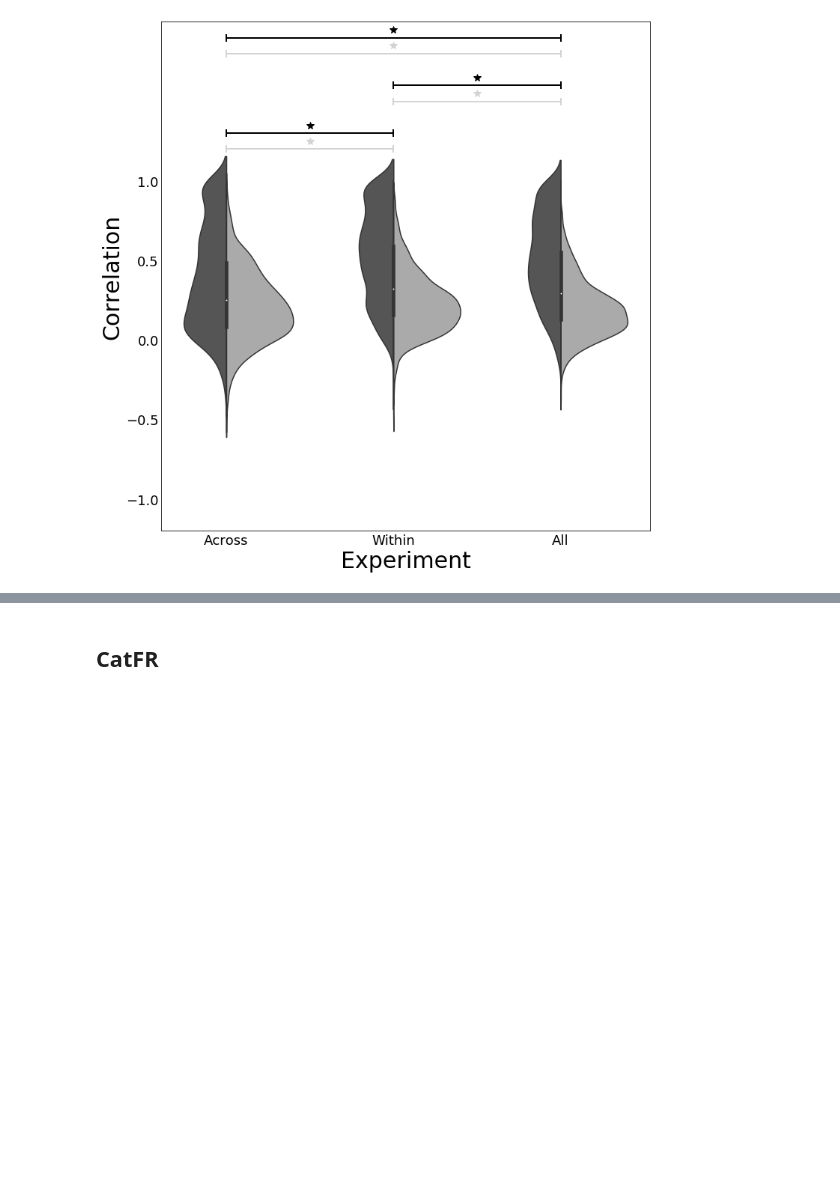
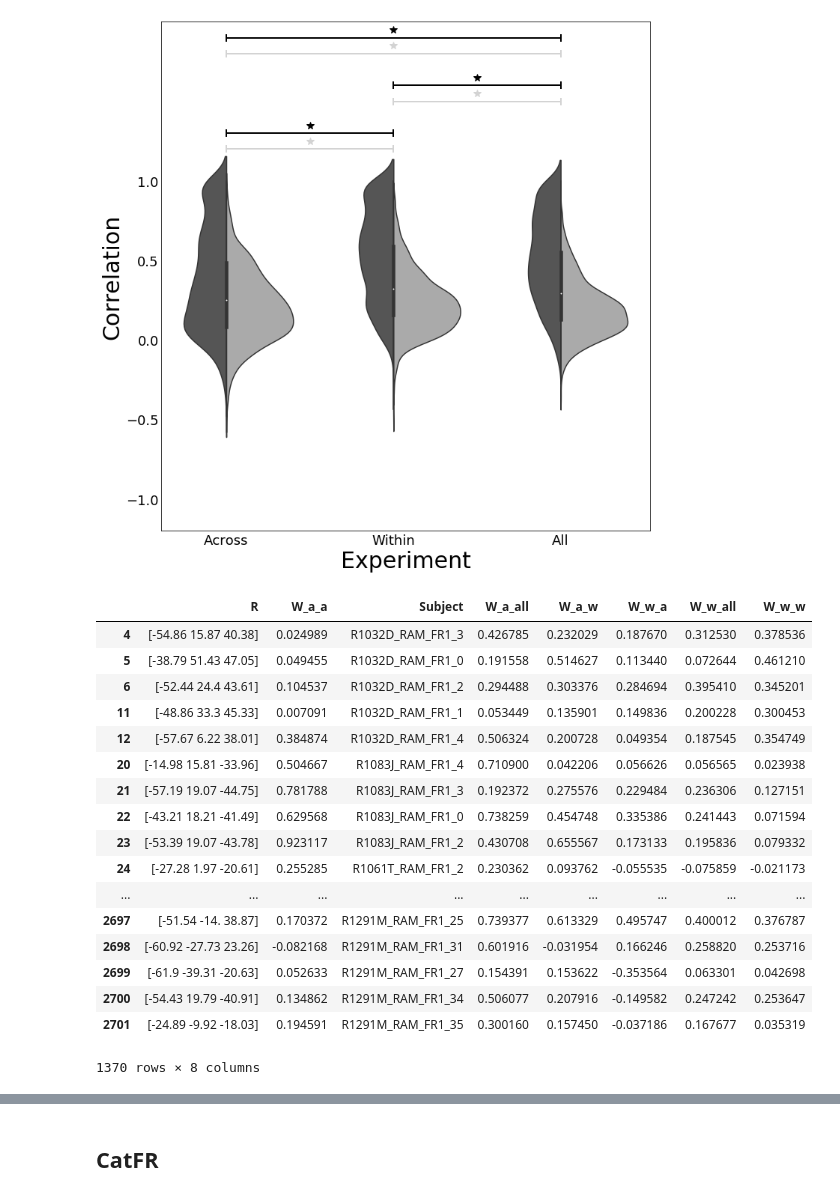
Before and after one commit to ContextLab/supereeg_paper, a Jupyter notebook: paper_figs/code/supplemental.ipynb, the cells around one changed output, grey strips where cells are left out. Drawn from its saved outputs; the diff is of its cells as text; code cells hidden in the pictures; blank space fills up the shorter version.

```diff
--- a/paper_figs/code/supplemental.ipynb
+++ b/paper_figs/code/supplemental.ipynb
@@ -202,3 +278,24 @@ plot.plot_split_violin(long_formFR, legend=False, outfile=outfile)
 6
 7
 [figure]
+# %%
+FR_df
+# %% [output]
+|  | R | W_a_a | Subject | W_a_all | W_a_w | W_w_a | W_w_all | W_w_w |
+| 4 | [-54.86 15.87 40.38] | 0.024989 | R1032D_RAM_FR1_3 | 0.426785 | 0.232029 | 0.187670 | 0.312530 | 0.378536 |
+| 5 | [-38.79 51.43 47.05] | 0.049455 | R1032D_RAM_FR1_0 | 0.191558 | 0.514627 | 0.113440 | 0.072644 | 0.461210 |
+| 6 | [-52.44 24.4 43.61] | 0.104537 | R1032D_RAM_FR1_2 | 0.294488 | 0.303376 | 0.284694 | 0.395410 | 0.345201 |
+| 11 | [-48.86 33.3 45.33] | 0.007091 | R1032D_RAM_FR1_1 | 0.053449 | 0.135901 | 0.149836 | 0.200228 | 0.300453 |
+| 12 | [-57.67 6.22 38.01] | 0.384874 | R1032D_RAM_FR1_4 | 0.506324 | 0.200728 | 0.049354 | 0.187545 | 0.354749 |
+| 20 | [-14.98 15.81 -33.96] | 0.504667 | R1083J_RAM_FR1_4 | 0.710900 | 0.042206 | 0.056626 | 0.056565 | 0.023938 |
+| 21 | [-57.19 19.07 -44.75] | 0.781788 | R1083J_RAM_FR1_3 | 0.192372 | 0.275576 | 0.229484 | 0.236306 | 0.127151 |
+| 22 | [-43.21 18.21 -41.49] | 0.629568 | R1083J_RAM_FR1_0 | 0.738259 | 0.454748 | 0.335386 | 0.241443 | 0.071594 |
+| 23 | [-53.39 19.07 -43.78] | 0.923117 | R1083J_RAM_FR1_2 | 0.430708 | 0.655567 | 0.173133 | 0.195836 | 0.079332 |
+| 24 | [-27.28 1.97 -20.61] | 0.255285 | R1061T_RAM_FR1_2 | 0.230362 | 0.093762 | -0.055535 | -0.075859 | -0.021173 |
+| ... | ... | ... | ... | ... | ... | ... | ... | ... |
+| 2697 | [-51.54 -14. 38.87] | 0.170372 | R1291M_RAM_FR1_25 | 0.739377 | 0.613329 | 0.495747 | 0.400012 | 0.376787 |
+| 2698 | [-60.92 -27.73 23.26] | -0.082168 | R1291M_RAM_FR1_31 | 0.601916 | -0.031954 | 0.166246 | 0.258820 | 0.253716 |
+| 2699 | [-61.9 -39.31 -20.63] | 0.052633 | R1291M_RAM_FR1_27 | 0.154391 | 0.153622 | -0.353564 | 0.063301 | 0.042698 |
+| 2700 | [-54.43 19.79 -40.91] | 0.134862 | R1291M_RAM_FR1_34 | 0.506077 | 0.207916 | -0.149582 | 0.247242 | 0.253647 |
+| 2701 | [-24.89 -9.92 -18.03] | 0.194591 | R1291M_RAM_FR1_35 | 0.300160 | 0.157450 | -0.037186 | 0.167677 | 0.035319 |
+1370 rows × 8 columns
```
Also changed, not shown: parts of 10 cells of this notebook, 43 other files.
